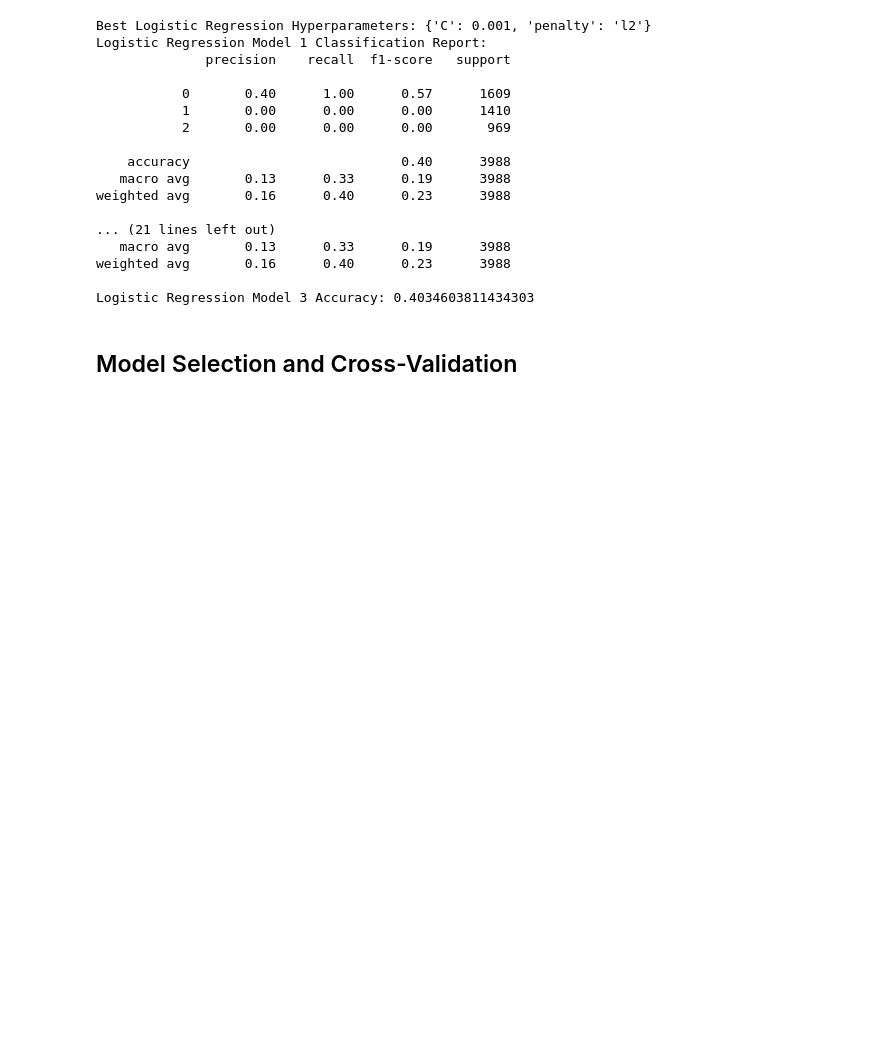
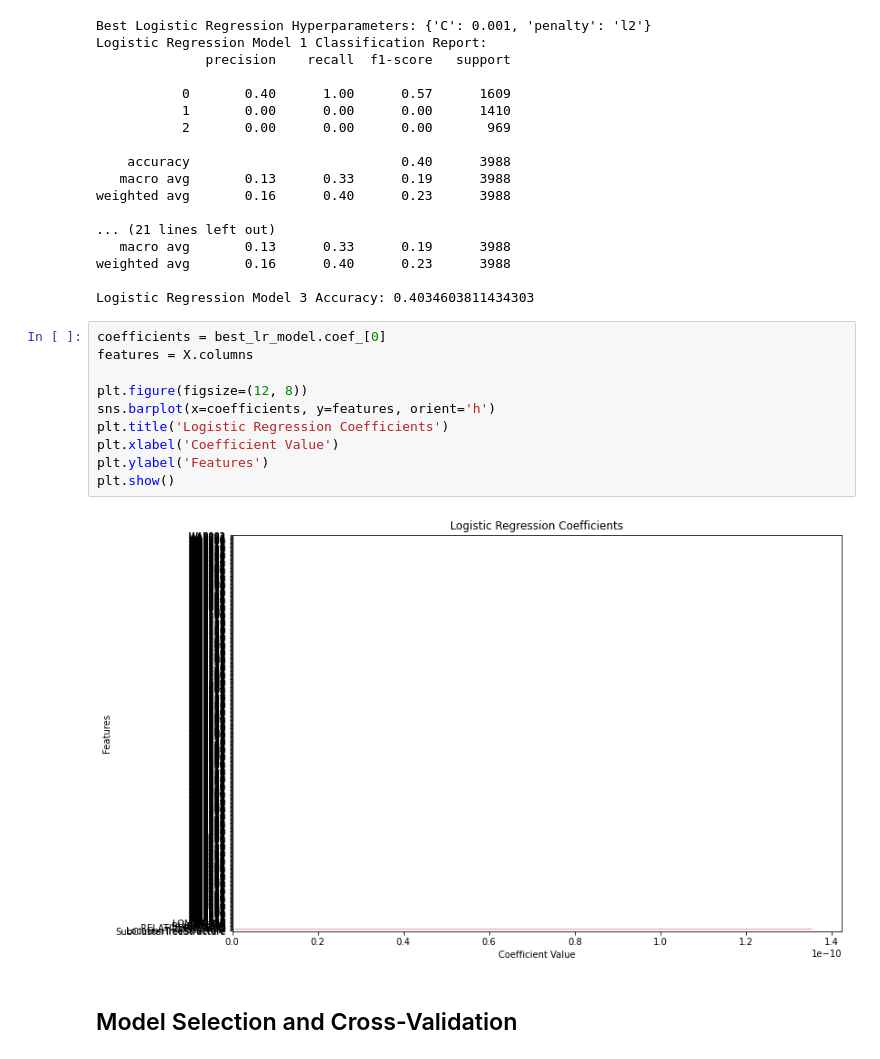
Before and after one commit to KaneDoornbos/B2C3_Casus, a Jupyter notebook: B2C3_B2F2_Casus.ipynb, the cells around one changed output. Saved outputs shown, nothing was run; the diff lists cells and outputs as text; blank space fills up the shorter version.

```diff
--- a/B2C3_B2F2_Casus.ipynb
+++ b/B2C3_B2F2_Casus.ipynb
@@ -337,6 +359,18 @@ weighted avg       0.16      0.40      0.23      3988
 weighted avg       0.16      0.40      0.23      3988
 
 Logistic Regression Model 3 Accuracy: 0.4034603811434303
+# %%
+coefficients = best_lr_model.coef_[0]
+features = X.columns
+
+plt.figure(figsize=(12, 8))
+sns.barplot(x=coefficients, y=features, orient='h')
+plt.title('Logistic Regression Coefficients')
+plt.xlabel('Coefficient Value')
+plt.ylabel('Features')
+plt.show()
+# %% [output]
+[figure, added]
 # %% [markdown]
 ## Model Selection and Cross-Validation
 # %%
```
Also changed, not shown: parts of 3 cells of this notebook.
